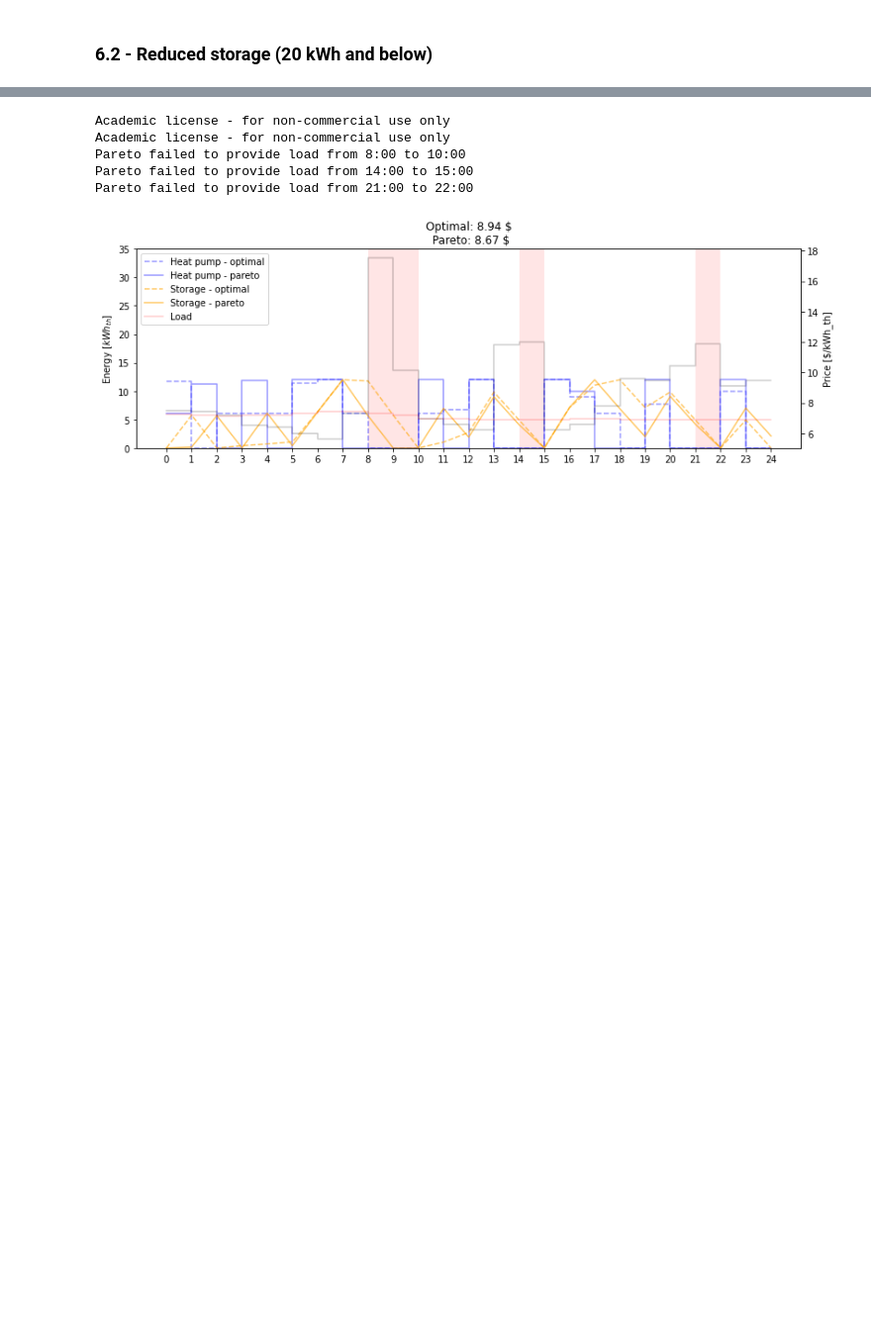
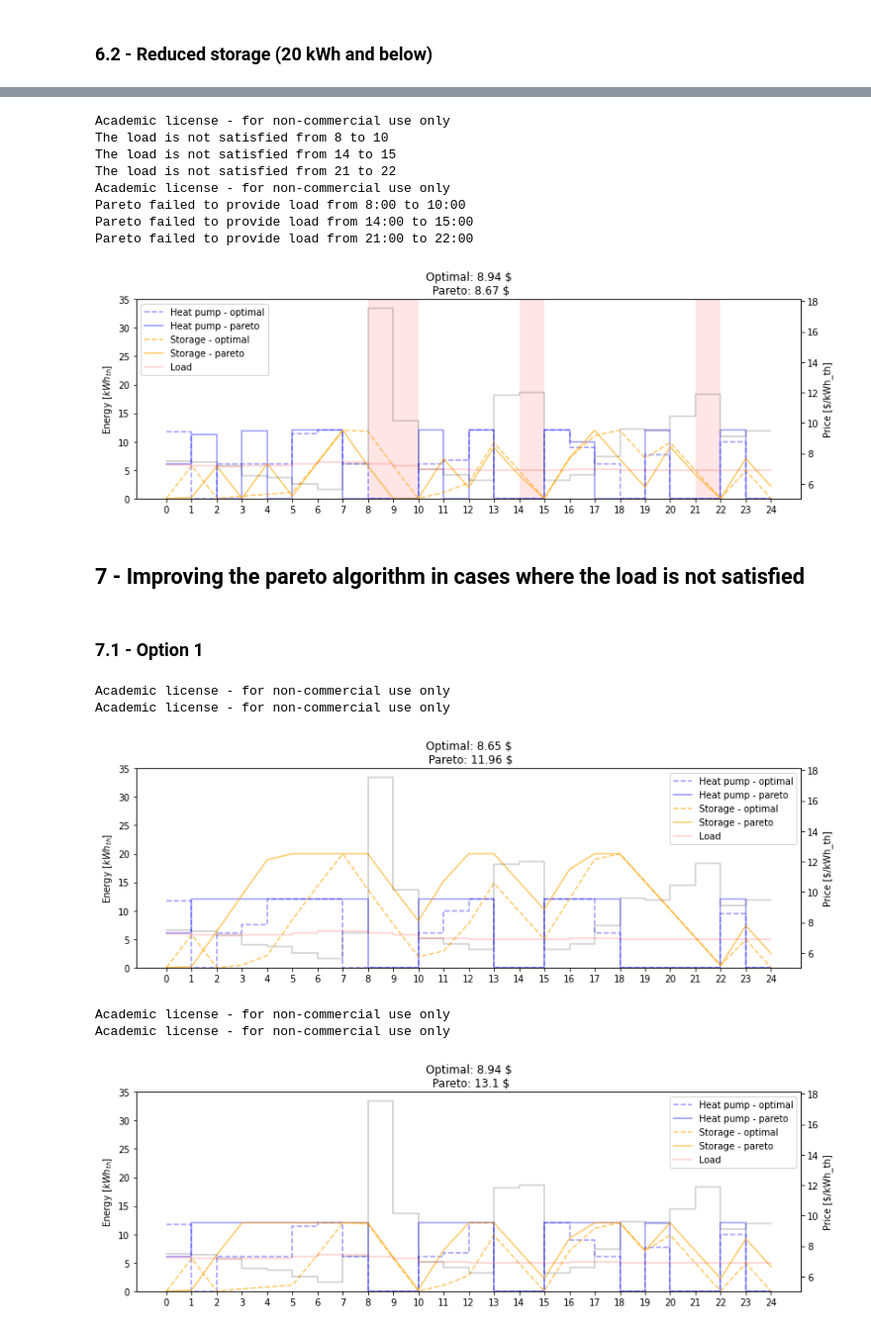
Before and after one commit to thdfw/master_thesis, a Jupyter notebook: data_driven_control/pareto.ipynb, the cells around one changed output, grey strips where cells are left out. Shown at 99% size. Drawn from its saved outputs; the diff is of its cells as text; code cells hidden in the pictures; blank space fills up the shorter version.

Commit message:
Robustness of pareto algorithm

```diff
--- a/data_driven_control/pareto.ipynb
+++ b/data_driven_control/pareto.ipynb
@@ -355,6 +355,16 @@ def get_pareto(cost_th_list, load, max_storage, PRINT):
             ax.legend(lines1 + lines2, labels1 + labels2)
             plt.show()
 
+    # If there are some remaining problems
+    if not problem_solved:
+        start_idx = None
+        for i, value in enumerate(ok):
+            if value == 1 and start_idx is None:
+                start_idx = i
+            elif value == 0 and start_idx is not None:
+                print(f"The load is not satisfied from {start_idx} to {i}")
+                start_idx = None
+
     # Calculate the total cost and energy
     total_cost = 0
     for i in range(N):
@@ -597,8 +608,15 @@ Pareto failed to provide load from 10:00 to 11:00
 comparison(max_storage=12)
 # %% [output]
 Academic license - for non-commercial use only
+The load is not satisfied from 8 to 10
+The load is not satisfied from 14 to 15
+The load is not satisfied from 21 to 22
 Academic license - for non-commercial use only
 Pareto failed to provide load from 8:00 to 10:00
 Pareto failed to provide load from 14:00 to 15:00
 Pareto failed to provide load from 21:00 to 22:00
 [figure]
+# %% [markdown]
+## 7 - Improving the pareto algorithm in cases where the load is not satisfied
+# %% [markdown]
+### 7.1 - Option 1
@@ -604,0 +755,10 @@ Pareto failed to provide load from 21:00 to 22:00
+# %%
+comparison(max_storage=20)
+comparison(max_storage=12)
+# %% [output]
+Academic license - for non-commercial use only
+Academic license - for non-commercial use only
+[figure, added]
+Academic license - for non-commercial use only
+Academic license - for non-commercial use only
+[figure, added]
```
Also changed, not shown: parts of 8 cells of this notebook.
